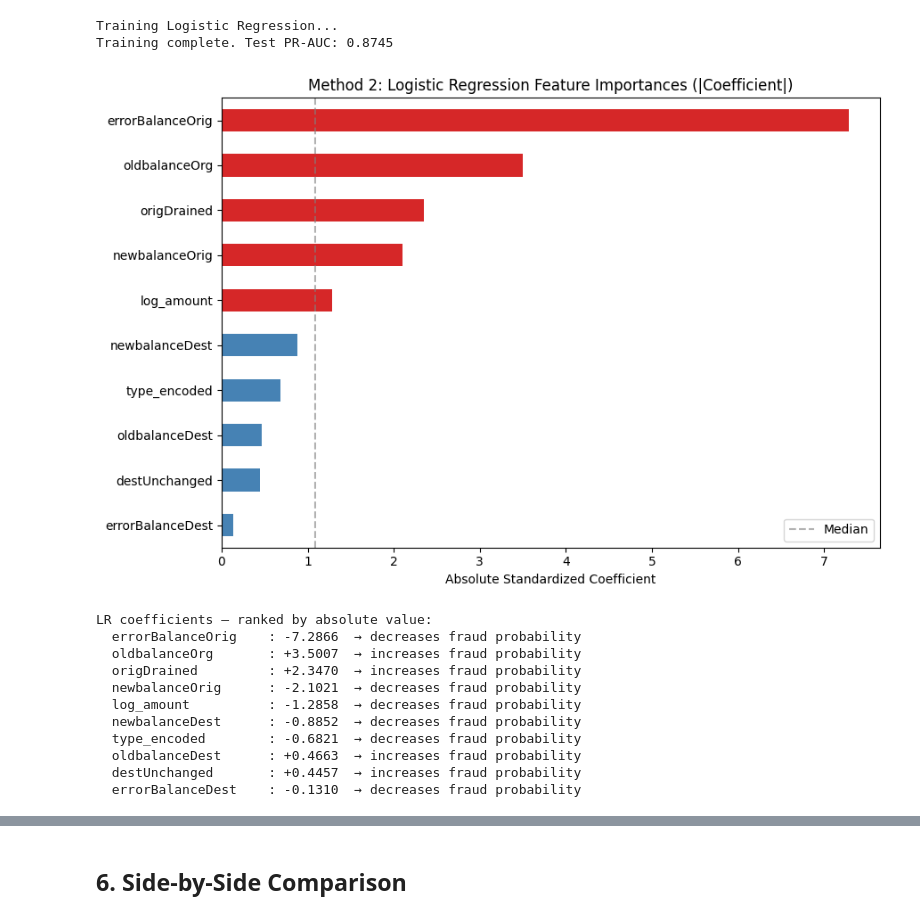
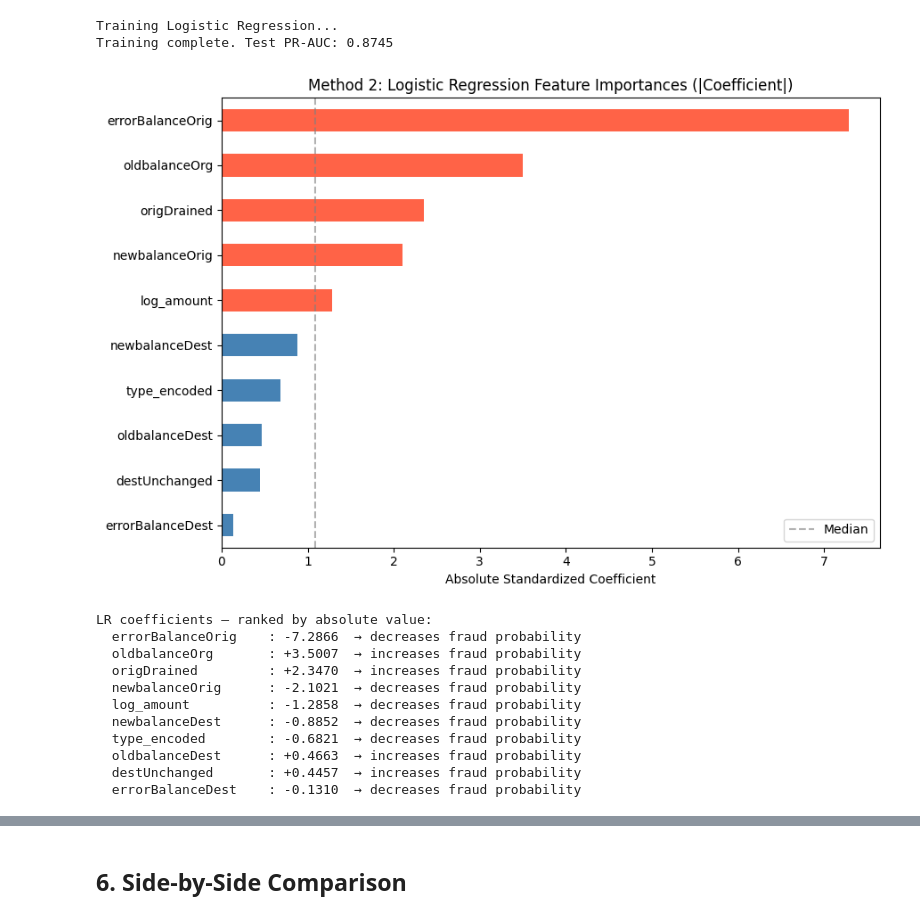
Before and after one commit to joshleeds/BA305-Project, a Jupyter notebook: Feature_Importance_Q1.ipynb, the cells around one changed output, grey strips where cells are left out. Cells and saved outputs as stored; diff of their text form; code cells hidden in the pictures.

```diff
--- a/Feature_Importance_Q1.ipynb
+++ b/Feature_Importance_Q1.ipynb
@@ -276,23 +276,23 @@ Training complete. Test PR-AUC: 0.8745
 # %%
 lr_coefs = pd.Series(np.abs(lr.coef_[0]), index=FEATURES).sort_values(ascending=True)
 
 plt.figure(figsize=(9, 6))
-colors = ['#d62728' if c > lr_coefs.median() else 'steelblue' for c in lr_coefs]
+colors = ["tomato" if c > lr_coefs.median() else 'steelblue' for c in lr_coefs]
 lr_coefs.plot(kind='barh', color=colors)
 plt.axvline(x=lr_coefs.median(), color='gray', linestyle='--', alpha=0.6, label='Median')
 plt.xlabel('Absolute Standardized Coefficient')
 plt.title('Method 2: Logistic Regression Feature Importances (|Coefficient|)')
 plt.legend()
 plt.tight_layout()
 plt.show()
 
 print("LR coefficients — ranked by absolute value:")
 lr_coef_signed = pd.Series(lr.coef_[0], index=FEATURES).sort_values(key=abs, ascending=False)
 for feat, coef in lr_coef_signed.items():
     direction = 'increases' if coef > 0 else 'decreases'
     print(f"  {feat:20s}: {coef:+.4f}  → {direction} fraud probability")
 # %% [output]
-[figure, old version]
+[figure, new version]
 LR coefficients — ranked by absolute value:
   errorBalanceOrig    : -7.2866  → decreases fraud probability
   oldbalanceOrg       : +3.5007  → increases fraud probability
```
Also changed, not shown: parts of 1 cell of this notebook, 1 other file.
